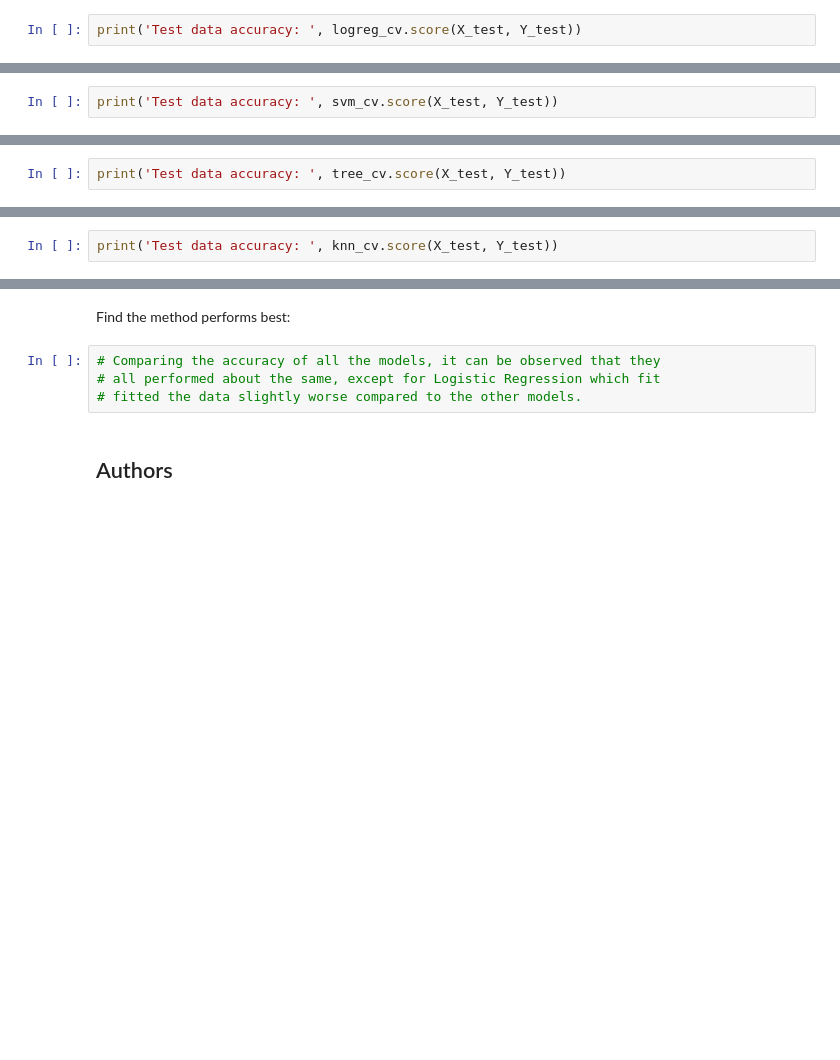
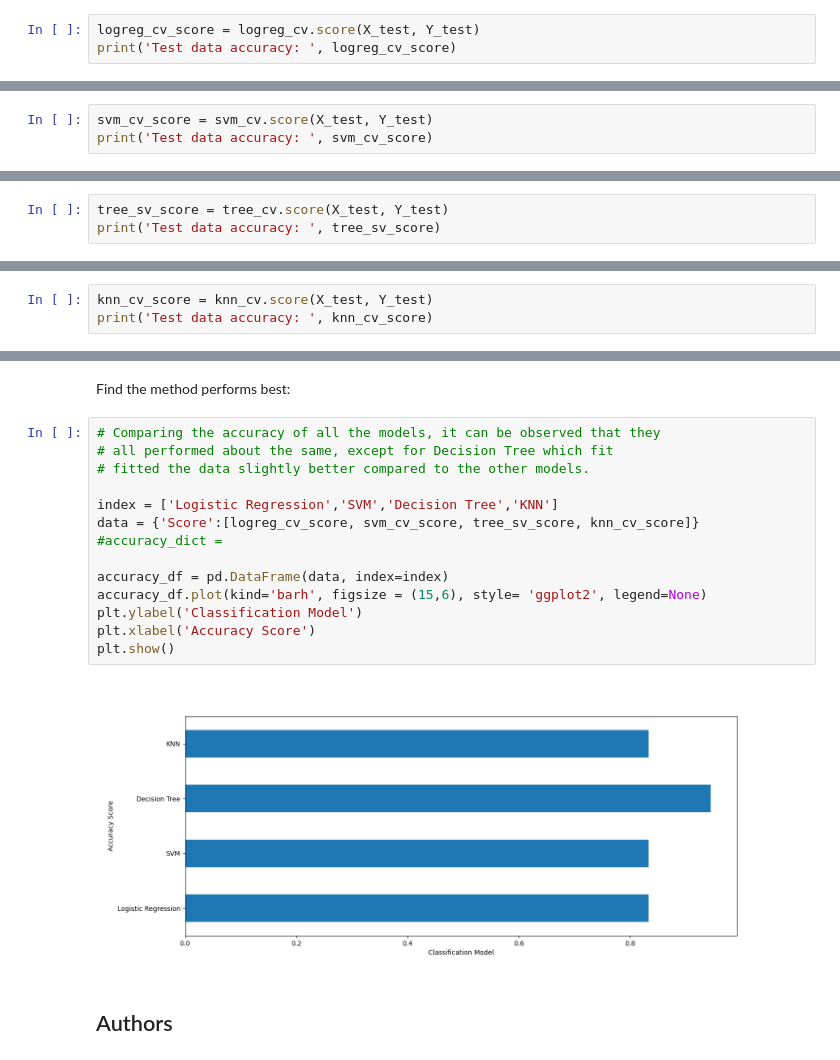
Before and after one commit to romayneg/ML-model-to-predict-cost-of-launch, a Jupyter notebook: IBM-DS0321EN-SkillsNetwork_labs_module_4_SpaceX_Machine_Learning_Prediction_Part_5.jupyterlite.ipynb, the cells around one changed output, grey strips where cells are left out. Saved outputs shown, nothing was run; the diff lists cells and outputs as text; blank space fills up the shorter version.

```diff
--- a/IBM-DS0321EN-SkillsNetwork_labs_module_4_SpaceX_Machine_Learning_Prediction_Part_5.jupyterlite.ipynb
+++ b/IBM-DS0321EN-SkillsNetwork_labs_module_4_SpaceX_Machine_Learning_Prediction_Part_5.jupyterlite.ipynb
@@ -195,7 +195,8 @@ accuracy : 0.8464285714285713
 # %% [markdown]
 Calculate the accuracy on the test data using the method <code>score</code>:
 # %%
-print('Test data accuracy: ', logreg_cv.score(X_test, Y_test))
+logreg_cv_score = logreg_cv.score(X_test, Y_test)
+print('Test data accuracy: ', logreg_cv_score)
 # %% [output]
 Test data accuracy:  0.8333333333333334
 # %% [markdown]
@@ -237,7 +238,8 @@ accuracy : 0.8482142857142856
 # %% [markdown]
 Calculate the accuracy on the test data using the method <code>score</code>:
 # %%
-print('Test data accuracy: ', svm_cv.score(X_test, Y_test))
+svm_cv_score = svm_cv.score(X_test, Y_test)
+print('Test data accuracy: ', svm_cv_score)
 # %% [output]
 Test data accuracy:  0.8333333333333334
 # %% [markdown]
@@ -282,5 +284,6 @@ accuracy : 0.8857142857142856
 # %% [markdown]
 Calculate the accuracy of tree_cv on the test data using the method <code>score</code>:
 # %%
-print('Test data accuracy: ', tree_cv.score(X_test, Y_test))
+tree_sv_score = tree_cv.score(X_test, Y_test)
+print('Test data accuracy: ', tree_sv_score)
 # %% [output]
@@ -321,7 +324,8 @@ accuracy : 0.8482142857142858
 # %% [markdown]
 Calculate the accuracy of knn_cv on the test data using the method <code>score</code>:
 # %%
-print('Test data accuracy: ', knn_cv.score(X_test, Y_test))
+knn_cv_score = knn_cv.score(X_test, Y_test)
+print('Test data accuracy: ', knn_cv_score)
 # %% [output]
 Test data accuracy:  0.8333333333333334
 # %% [markdown]
@@ -337,8 +341,20 @@ plot_confusion_matrix(Y_test,yhat)
 Find the method performs best:
 # %%
 # Comparing the accuracy of all the models, it can be observed that they
-# all performed about the same, except for Logistic Regression which fit
-# fitted the data slightly worse compared to the other models.
+# all performed about the same, except for Decision Tree which fit
+# fitted the data slightly better compared to the other models.
+
+index = ['Logistic Regression','SVM','Decision Tree','KNN']
+data = {'Score':[logreg_cv_score, svm_cv_score, tree_sv_score, knn_cv_score]}
+#accuracy_dict =
+
+accuracy_df = pd.DataFrame(data, index=index)
+accuracy_df.plot(kind='barh', figsize = (15,6), style= 'ggplot2', legend=None)
+plt.ylabel('Classification Model')
+plt.xlabel('Accuracy Score')
+plt.show()
+# %% [output]
+[figure, added]
 # %% [markdown]
 ## Authors
 # %% [markdown]
```
Also changed, not shown: parts of 2 cells of this notebook.
